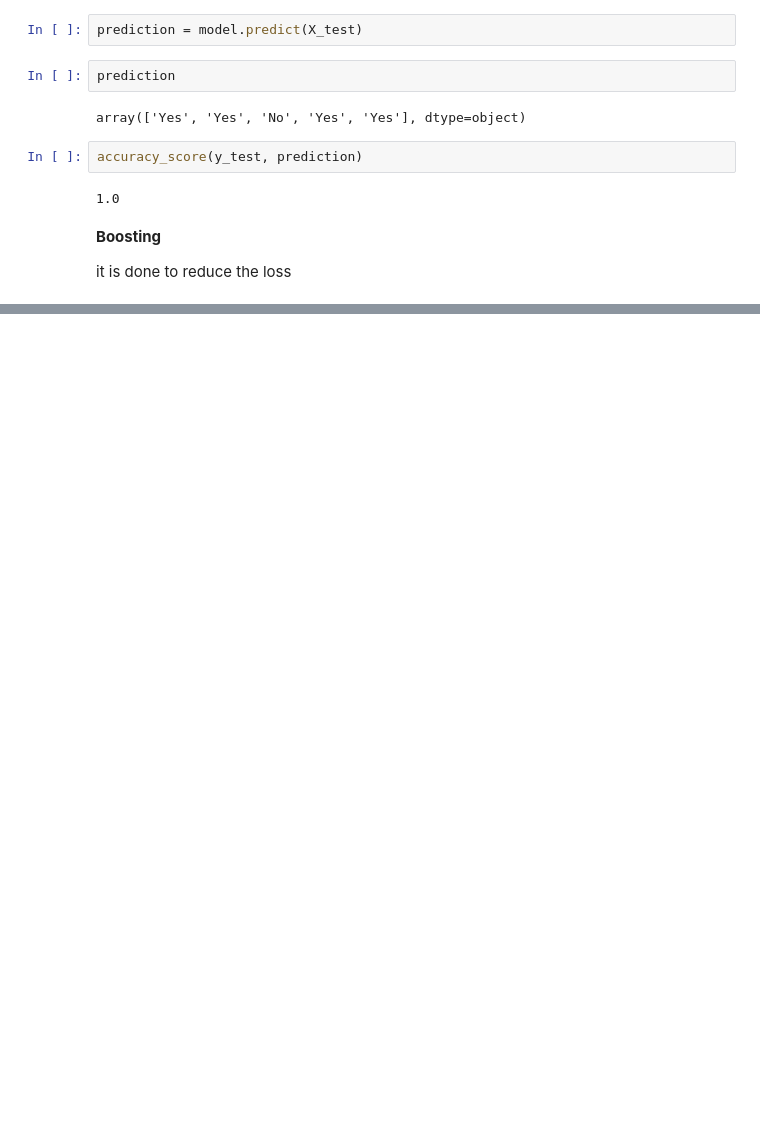
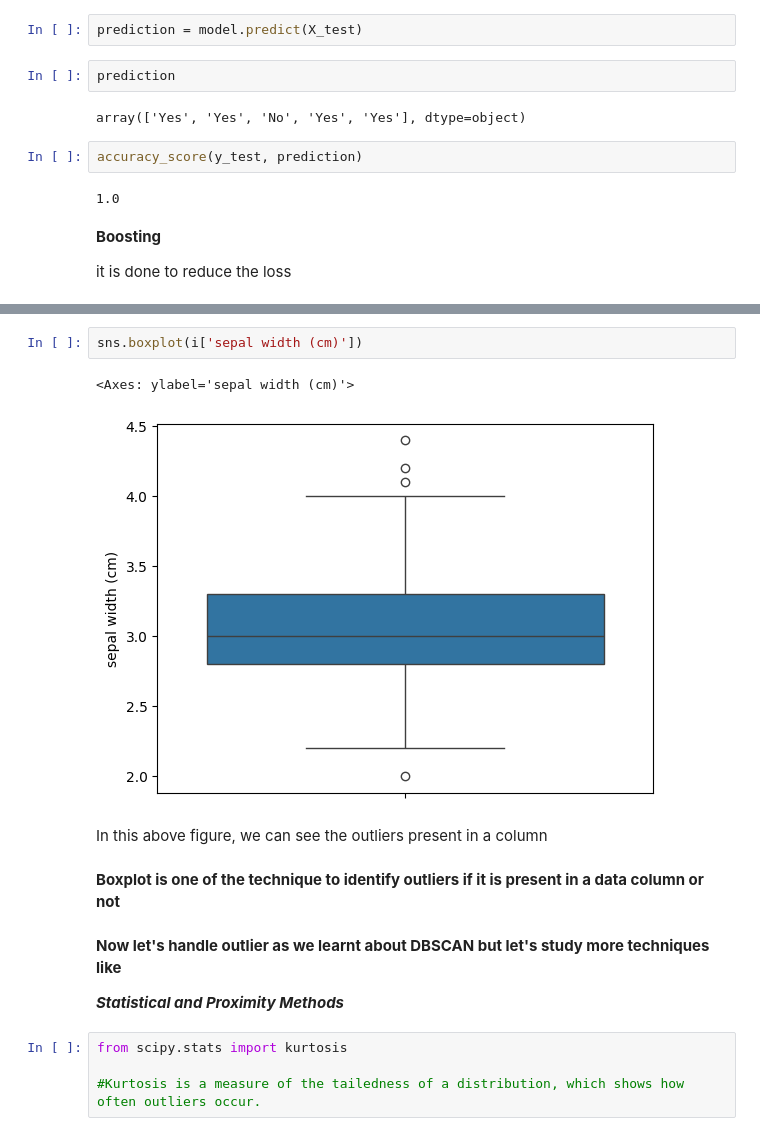
Before and after one commit to MekhzZ/AppliedStatisticsWithPython.ipynb, a Jupyter notebook: DataMining.ipynb, the cells around one changed output, grey strips where cells are left out. Drawn from its saved outputs; the diff is of its cells as text; blank space fills up the shorter version.

```diff
--- a/DataMining.ipynb
+++ b/DataMining.ipynb
@@ -443,0 +481,18 @@ accuracy_score(y_test, pred)
+# %%
+sns.boxplot(i['sepal width (cm)'])
+# %% [output]
+<Axes: ylabel='sepal width (cm)'>
+[figure, added]
+# %% [markdown]
+In this above figure, we can see the outliers present in a column
+# %% [markdown]
+**Boxplot is one of the technique to identify outliers if it is present in a data column or not**
+# %% [markdown]
+**Now let's handle outlier as we learnt about DBSCAN but let's study more techniques like**
+
+
+***Statistical and Proximity Methods***
+# %%
+from scipy.stats import kurtosis
+
+#Kurtosis is a measure of the tailedness of a distribution, which shows how often outliers occur.
```
Also changed, not shown: parts of 18 cells of this notebook.
